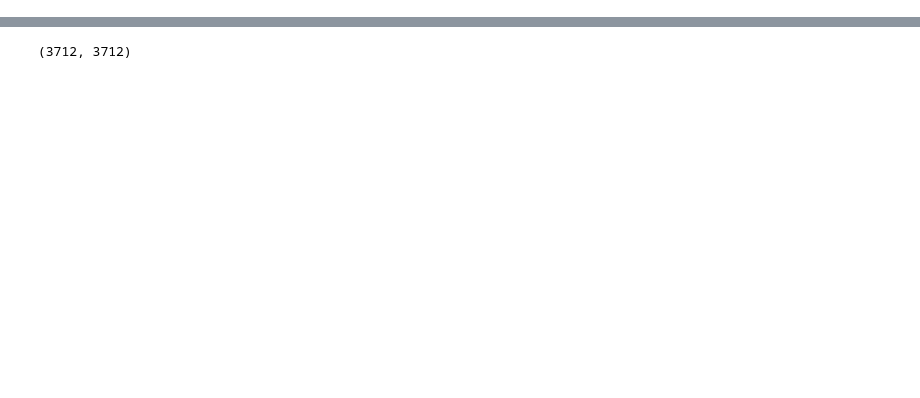
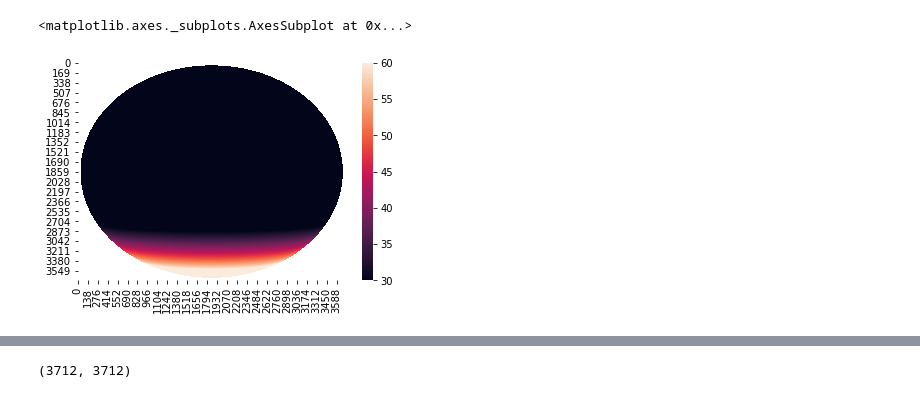
Before and after one commit to hannasv/ms, a Jupyter notebook: notebooks/TestdPhidTheta.ipynb, the cells around one changed output, grey strips where cells are left out. Saved outputs shown, nothing was run; the diff lists cells and outputs as text; code cells hidden in the pictures; blank space fills up the shorter version.

```diff
--- a/notebooks/TestdPhidTheta.ipynb
+++ b/notebooks/TestdPhidTheta.ipynb
@@ -27,0 +33,5 @@ d_theta = np.concatenate((pad.transpose(), d_theta), axis = 0)/2
+# %%
+sns.heatmap(lat_array, vmin = 30, vmax = 60)
+# %% [output]
+<matplotlib.axes._subplots.AxesSubplot at 0x...>
+[figure, added]
```
Also changed, not shown: parts of 84 cells of this notebook.
